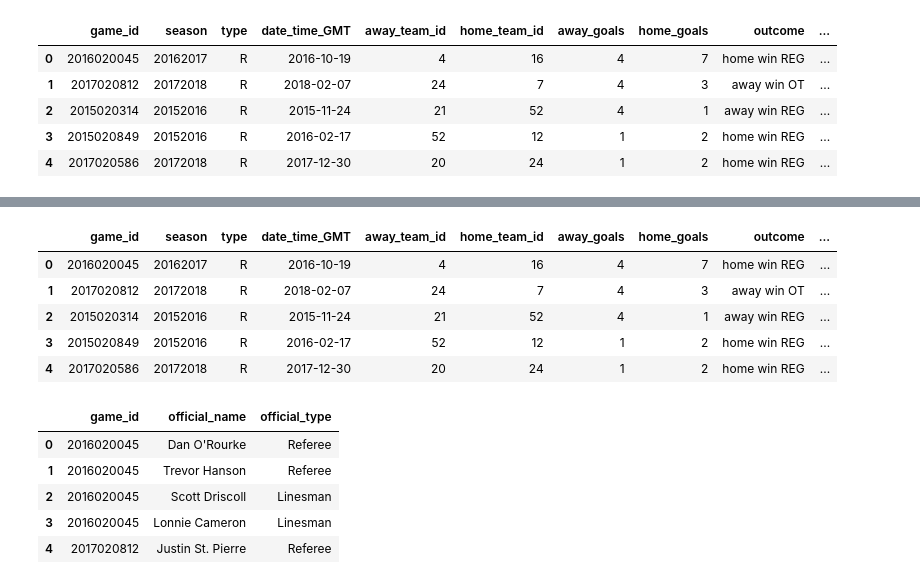
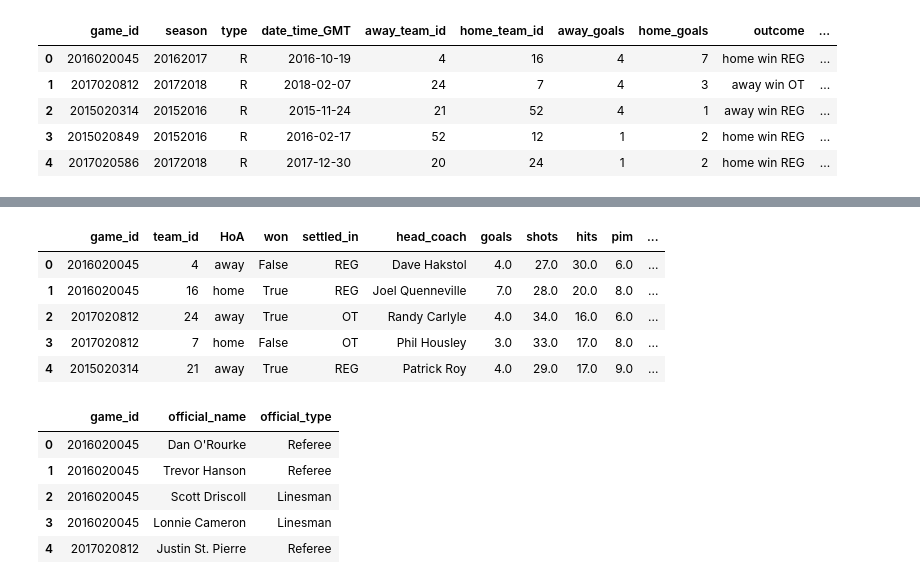
Before and after one commit to willserene/SQL_ETL, a Jupyter notebook: load_data.ipynb, the cells around one changed output, grey strips where cells are left out. Saved outputs shown, nothing was run; the diff lists cells and outputs as text; code cells hidden in the pictures.

Commit message:
fixed to_sql issue, data successfully loads to database

```diff
--- a/load_data.ipynb
+++ b/load_data.ipynb
@@ -29,14 +40,14 @@ game_plays_df.head(5)
 # %%
-game_team_stats_file = "data/game_team_stats.csv"
-game_team_stats_df = pd.read_csv(game_team_stats_file)
-game_team_stats_df.head(5)
+game_teams_stats_file = "data/game_teams_stats.csv"
+game_teams_stats_df = pd.read_csv(game_teams_stats_file)
+game_teams_stats_df.head(5)
 # %% [output]
-|  | game_id | season | type | date_time_GMT | away_team_id | home_team_id | away_goals | home_goals | outcome | ... |
-| 0 | 2016020045 | 20162017 | R | 2016-10-19 | 4 | 16 | 4 | 7 | home win REG | ... |
-| 1 | 2017020812 | 20172018 | R | 2018-02-07 | 24 | 7 | 4 | 3 | away win OT | ... |
-| 2 | 2015020314 | 20152016 | R | 2015-11-24 | 21 | 52 | 4 | 1 | away win REG | ... |
-| 3 | 2015020849 | 20152016 | R | 2016-02-17 | 52 | 12 | 1 | 2 | home win REG | ... |
-| 4 | 2017020586 | 20172018 | R | 2017-12-30 | 20 | 24 | 1 | 2 | home win REG | ... |
+|  | game_id | team_id | HoA | won | settled_in | head_coach | goals | shots | hits | pim | ... |
+| 0 | 2016020045 | 4 | away | False | REG | Dave Hakstol | 4.0 | 27.0 | 30.0 | 6.0 | ... |
+| 1 | 2016020045 | 16 | home | True | REG | Joel Quenneville | 7.0 | 28.0 | 20.0 | 8.0 | ... |
+| 2 | 2017020812 | 24 | away | True | OT | Randy Carlyle | 4.0 | 34.0 | 16.0 | 6.0 | ... |
+| 3 | 2017020812 | 7 | home | False | OT | Phil Housley | 3.0 | 33.0 | 17.0 | 8.0 | ... |
+| 4 | 2015020314 | 21 | away | True | REG | Patrick Roy | 4.0 | 29.0 | 17.0 | 9.0 | ... |
 # %%
 game_officials_file = "data/game_officials.csv"
 game_officials_df = pd.read_csv(game_officials_file)
```
Also changed, not shown: parts of 14 cells of this notebook, 1 other file.
